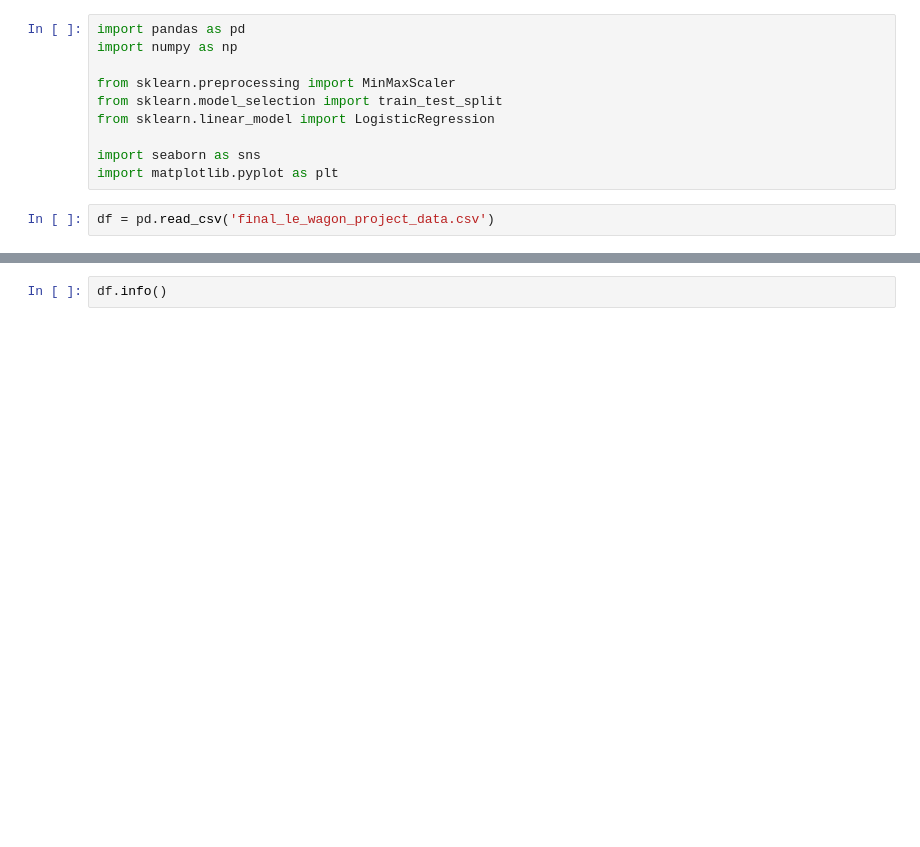
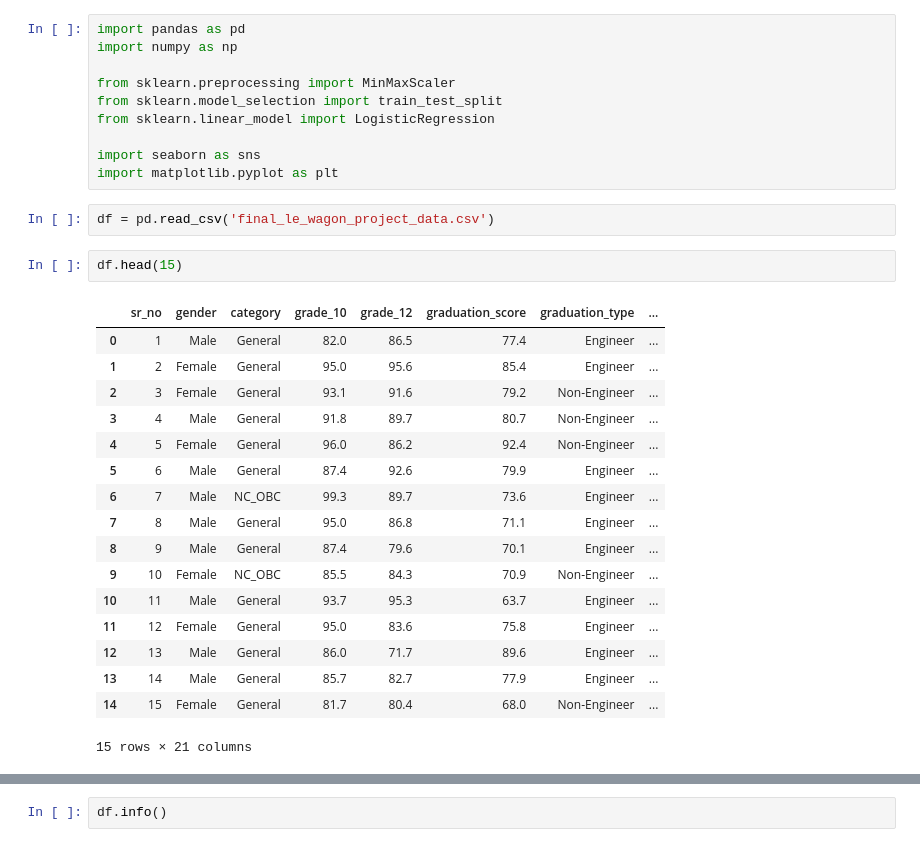
Before and after one commit to ps2122/university_shortlist_prediction_repo, a Jupyter notebook: first_analysis.ipynb, the cells around one changed output, grey strips where cells are left out. Saved outputs shown, nothing was run; the diff lists cells and outputs as text; blank space fills up the shorter version.

```diff
--- a/first_analysis.ipynb
+++ b/first_analysis.ipynb
@@ -10,3 +10,23 @@ import seaborn as sns
 import matplotlib.pyplot as plt
 # %%
 df = pd.read_csv('final_le_wagon_project_data.csv')
+# %%
+df.head(15)
+# %% [output]
+|  | sr_no | gender | category | grade_10 | grade_12 | graduation_score | graduation_type | ... |
+| 0 | 1 | Male | General | 82.0 | 86.5 | 77.4 | Engineer | ... |
+| 1 | 2 | Female | General | 95.0 | 95.6 | 85.4 | Engineer | ... |
+| 2 | 3 | Female | General | 93.1 | 91.6 | 79.2 | Non-Engineer | ... |
+| 3 | 4 | Male | General | 91.8 | 89.7 | 80.7 | Non-Engineer | ... |
+| 4 | 5 | Female | General | 96.0 | 86.2 | 92.4 | Non-Engineer | ... |
+| 5 | 6 | Male | General | 87.4 | 92.6 | 79.9 | Engineer | ... |
+| 6 | 7 | Male | NC_OBC | 99.3 | 89.7 | 73.6 | Engineer | ... |
+| 7 | 8 | Male | General | 95.0 | 86.8 | 71.1 | Engineer | ... |
+| 8 | 9 | Male | General | 87.4 | 79.6 | 70.1 | Engineer | ... |
+| 9 | 10 | Female | NC_OBC | 85.5 | 84.3 | 70.9 | Non-Engineer | ... |
+| 10 | 11 | Male | General | 93.7 | 95.3 | 63.7 | Engineer | ... |
+| 11 | 12 | Female | General | 95.0 | 83.6 | 75.8 | Engineer | ... |
+| 12 | 13 | Male | General | 86.0 | 71.7 | 89.6 | Engineer | ... |
+| 13 | 14 | Male | General | 85.7 | 82.7 | 77.9 | Engineer | ... |
+| 14 | 15 | Female | General | 81.7 | 80.4 | 68.0 | Non-Engineer | ... |
+15 rows × 21 columns
```
Also changed, not shown: parts of 6 cells of this notebook.
